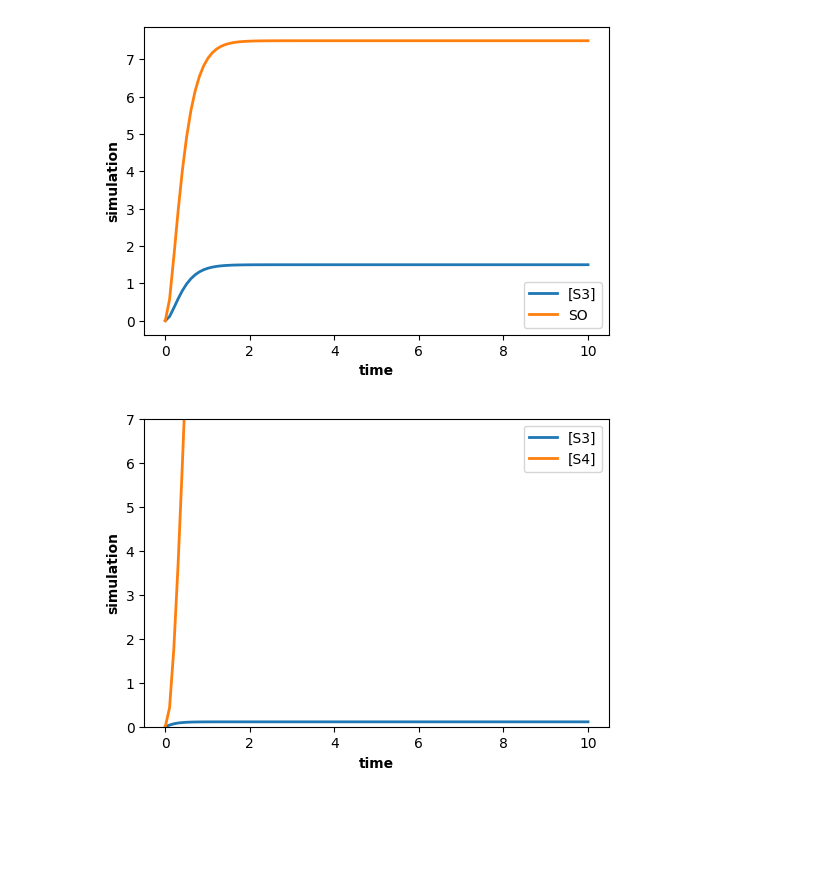
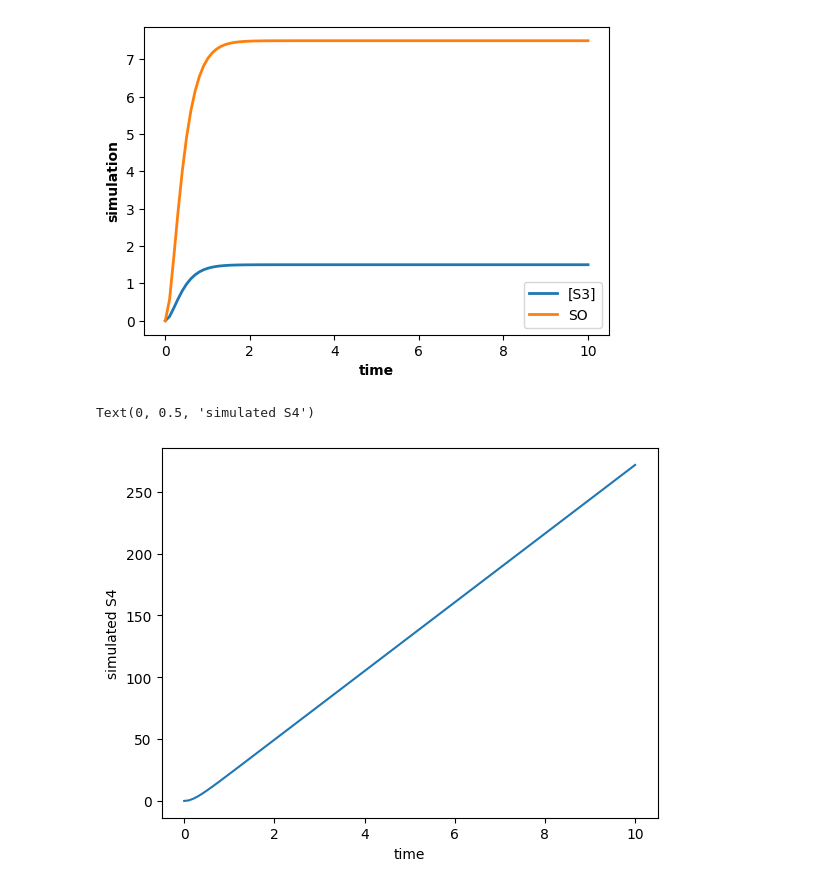
Before and after one commit to joseph-hellerstein/linear_reaction_networks, a Jupyter notebook: notebooks/SLM-Reaction-Networks.ipynb, the cells around one changed output. Cells and saved outputs as stored; diff of their text form; code cells hidden in the pictures; blank space fills up the shorter version.

Commit message:
updated presentation and figures

```diff
--- a/notebooks/SLM-Reaction-Networks.ipynb
+++ b/notebooks/SLM-Reaction-Networks.ipynb
@@ -386,22 +393,30 @@ rr.plot(xlabel="time", ylabel="simulation")
 # %%
 MODEL_AS2 = """
 # Failed attempt at scale network.
 S1 -> S2; kA1*S1
 S2 -> ; kA2*S2
 S2 -> S3; kA3*S2
 S3 -> ; kA4*S3
 S3 -> m S4; kS1*S3 // Scale network
 kA1=1; kA2=2; kA3=3; kA4=4; kS1=50
 $S1=10; S2=0; S3=0; S4=0
 m = 5
 """
 rr = te.loada(MODEL_AS2)
 kA1 = rr["kA1"]
 kA2 = rr["kA2"]
 kA3 = rr["kA3"]
 kA4 = rr["kA4"]
-SAI = rr["S1"]
+kAO = kA4
+S1 = rr["S1"]
+kS1 = rr["kS1"]
+M = rr["m"]
 data = rr.simulate(TIMES[0], TIMES[-1], len(TIMES), selections=["time", "[S3]", "[S4]"])
-rr.plot(xlabel="time", ylabel="simulation", ylim=[0, 7])
+SIMULATIONS_AS = data["[S4]"]
+plt.plot(TIMES, SIMULATIONS_AS)
+#rr.plot(xlabel="time", ylabel="simulation", ylim=[0, 7])
+plt.xlabel("time")
+plt.ylabel("simulated S4")
 # %% [output]
+Text(0, 0.5, 'simulated S4')
-[figure, old version]
+[figure, new version]
```
Also changed, not shown: parts of 12 cells of this notebook, 1 other file.
